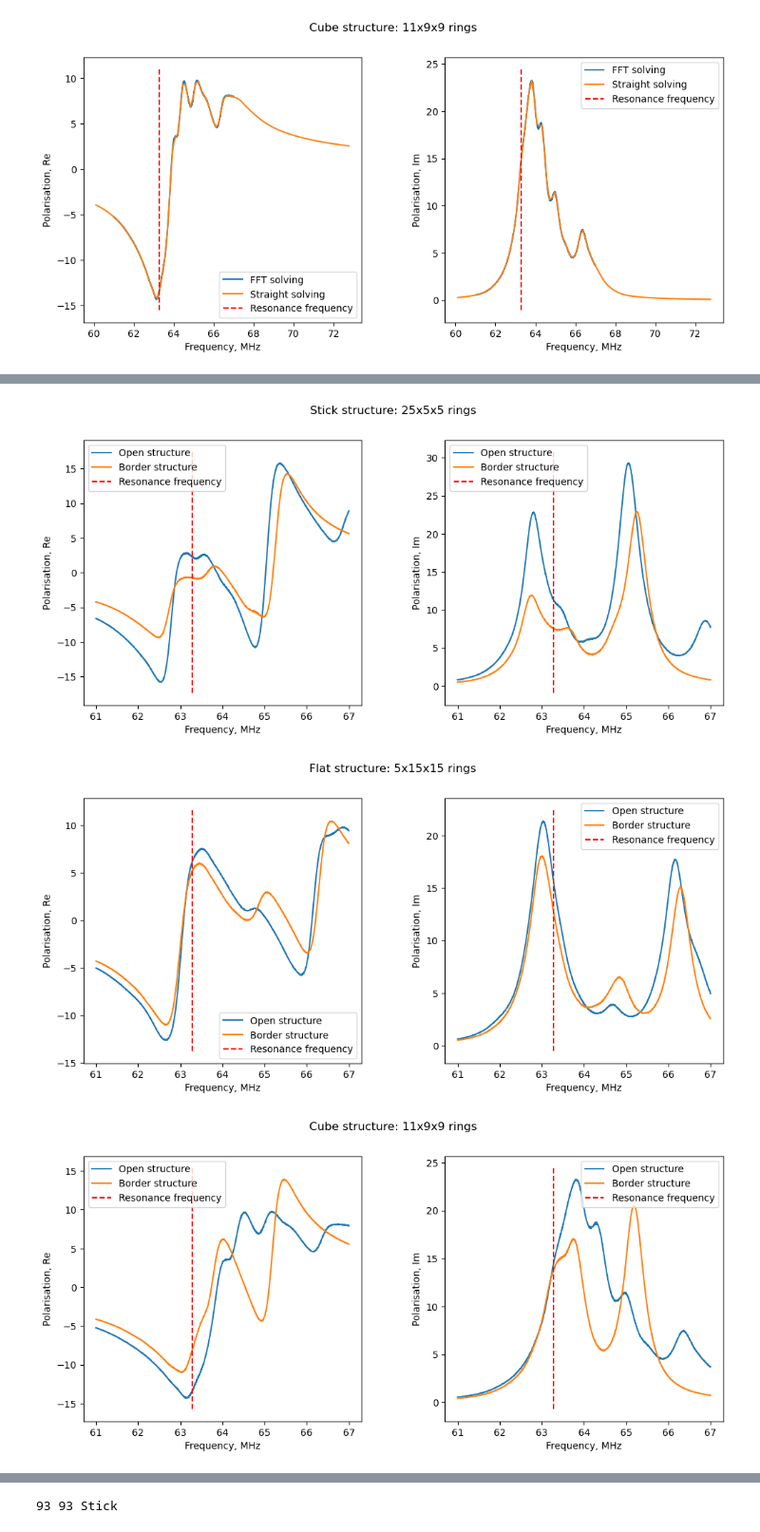
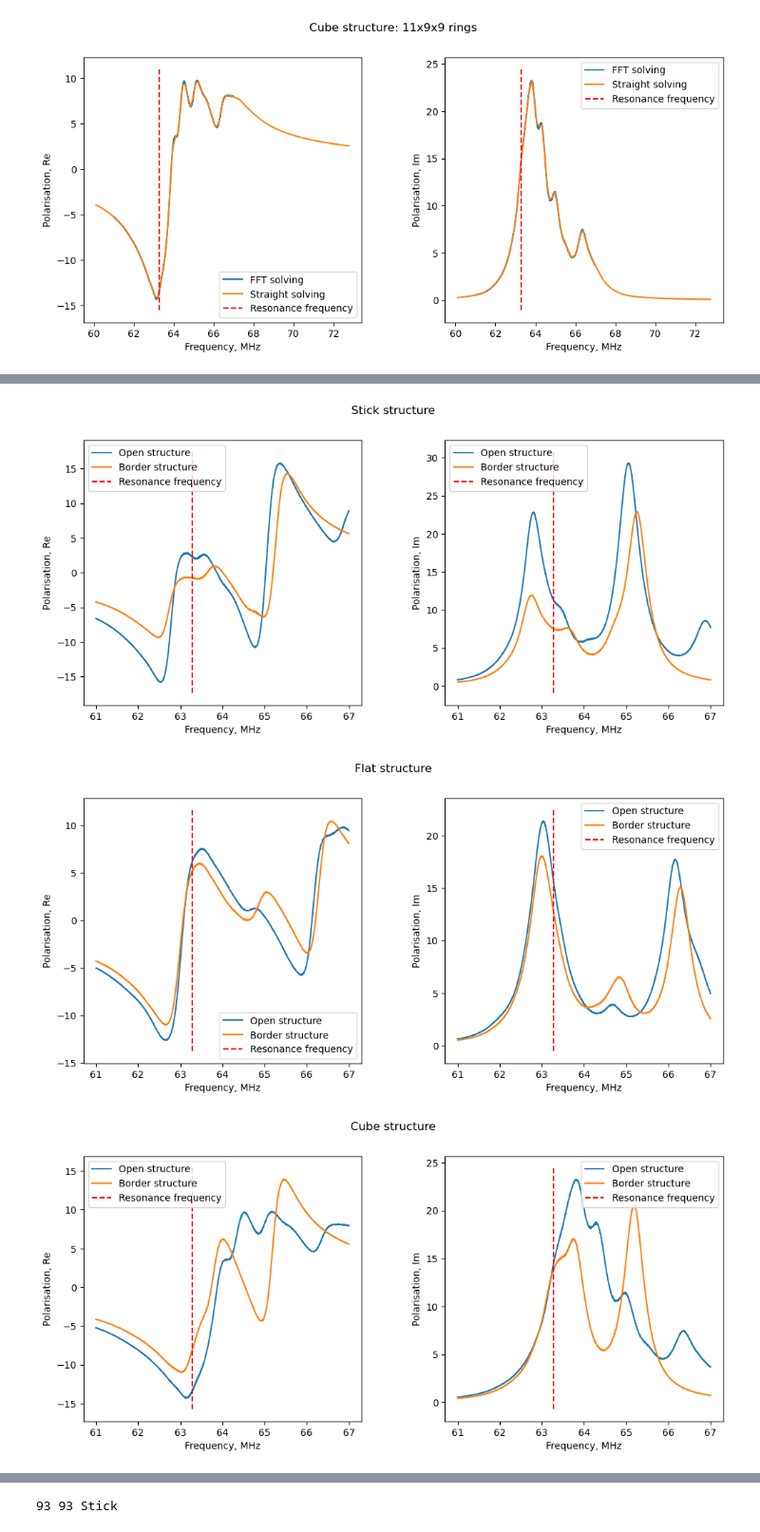
Before and after one commit to broshura/Discrete_Model_Of_Metamaterial_Lens, a Jupyter notebook: Code/Solving.ipynb, the cells around one changed output, grey strips where cells are left out. Shown at 95% size. Drawn from its saved outputs; the diff is of its cells as text; code cells hidden in the pictures.

```diff
--- a/Code/Solving.ipynb
+++ b/Code/Solving.ipynb
@@ -236,7 +225,7 @@ for type, N in zip(types, Shapes_open):
     Nz, Ny, Nx = [Shapes_open[type][pos][f'n{pos}'] for pos in Shapes_open[type]]
     #plt.figure(figsize=(12, 5))
     plt.subplots_adjust(wspace=0.3, hspace=0.3)
-    plt.suptitle(f"Izotropic structure, FFT Solving")
+    plt.suptitle(f"Izotropic open structure")
 
     with open(f"Data/Form_Data/izotropic/{type}/OpenData-zyx-{Nz}x{Ny}x{Nx}", "r") as f:
         Data = json.load(f)
@@ -272,7 +261,7 @@ for type, N in zip(types, Shapes_open):
     Nz, Ny, Nx = [Shapes_open[type][pos][f'n{pos}'] for pos in Shapes_open[type]]
     #plt.figure(figsize=(12, 5))
     plt.subplots_adjust(wspace=0.3, hspace=0.3)
-    plt.suptitle(f"Izotropic structure, FFT Solving")
+    plt.suptitle(f"Izotropic open structure")
 
     with open(f"Data/Form_Data/izotropic/{type}/OpenData-zyx-{Nz}x{Ny}x{Nx}", "r") as f:
         Data = json.load(f)
@@ -324,23 +313,6 @@ H_0z = 1
 mu_0 = 4 * np.pi * 1e-7
 # Calculate polarisation for different structures
 
-Shapes_border = {
-    'Stick': {
-        'z': {'nx': 6, 'ny': 6, 'nz': 25},
-        'y': {'nx': 6, 'ny': 7, 'nz': 24},
-        'x': {'nx': 7, 'ny': 6, 'nz': 24}
-        },
-    'Flat': {
-        'z': {'nx': 16, 'ny': 16, 'nz': 5},
-        'y': {'nx': 16, 'ny': 17, 'nz': 4},
-        'x': {'nx': 17, 'ny': 16, 'nz': 4}
-        },
-    'Cube':{
-        'z': {'nx': 10, 'ny': 10, 'nz': 11},
-        'y': {'nx': 10, 'ny': 11, 'nz': 10},
-        'x': {'nx': 11, 'ny': 10, 'nz': 10}
-        }
-    }
 Dz, Dy, Dx = Params['Dz'], Params['Dy'], Params['Dx']
 # Initial position of the first ring for each orientation
 R0 = {
@@ -350,6 +322,7 @@ R0 = {
 }
 
 for name in Shapes_border:
+    break
     Params['N'] = Shapes_border[name]
     # make 3d structure
     print(f'\n Make rings: {name}, {Params["N"]}')
@@ -359,7 +332,7 @@ for name in Shapes_border:
                                                      Params['N'][pos]['nz'],
                                                      Params['N'][pos]['ny'],
                                                      Params['N'][pos]['nx'])
-
+    Params['Number'] = np.sum([Rings_4d[pos].size for pos in Params['N']])
     Currents = solvesystem(Rings_4d, M_0(Params), Omega, phi_0z=H_0z * mu_0*np.pi * Radius ** 2, Inductance = Inductance, tol = 1e-2)
 
     Nz, Ny, Nx = [Params['N'][pos][f'n{pos}'] for pos in Params['N']]
@@ -406,7 +361,7 @@ for type, N in zip(types, Shapes_border):
     Nz, Ny, Nx = [Shapes_border[type][pos][f'n{pos}'] for pos in Shapes_border[type]]
     #plt.figure(figsize=(12, 5))
     plt.subplots_adjust(wspace=0.3, hspace=0.3)
-    plt.suptitle(f"Izotropic structure, FFT Solving")
+    plt.suptitle(f"Izotropic bordered structure")
 
     with open(f"Data/Form_Data/izotropic/{type}/BorderData-zyx-{Nz}x{Ny}x{Nx}", "r") as f:
         Data = json.load(f)
@@ -442,7 +397,7 @@ for type, N in zip(types, Shapes_border):
     Nz, Ny, Nx = [Shapes_border[type][pos][f'n{pos}'] for pos in Shapes_border[type]]
     #plt.figure(figsize=(12, 5))
     plt.subplots_adjust(wspace=0.3, hspace=0.3)
-    plt.suptitle(f"Izotropic structure, FFT Solving")
+    plt.suptitle(f"Izotropic bordered structure")
 
     with open(f"Data/Form_Data/izotropic/{type}/BorderData-zyx-{Nz}x{Ny}x{Nx}", "r") as f:
         Data = json.load(f)
@@ -492,7 +447,7 @@ for type, N_open, N_border in zip(types, Shapes_open, Shapes_border):
 
     plt.figure(figsize=(12, 5))
     plt.subplots_adjust(wspace=0.3, hspace=0.3)
-    plt.suptitle(f"{type} structure: {Nz_open}x{Ny_open}x{Nx_open} rings")
+    plt.suptitle(f"{type} structure")
 
     with open(f"Data/Form_Data/izotropic/{type}/OpenData-zyx-{Nz_open}x{Ny_open}x{Nx_open}", "r") as f:
         Data = json.load(f)
@@ -513,37 +468,37 @@ for type, N_open, N_border in zip(types, Shapes_open, Shapes_border):
 
     with open(f"Data/Form_Data/izotropic/{type}/BorderData-zyx-{Nz_border}x{Ny_border}x{Nx_border}", "r") as f:
         Data = json.load(f)
 
     Omega = np.array(Data["Omega"])
     RealPolarisation = np.array(Data["RealPolarisation"])
     ImagPolarisation = np.array(Data["ImagPolarisation"])
 
     plt.subplot(121)
 
     plt.plot(Omega/2/np.pi/10**6, RealPolarisation, label = 'Border structure')
     plt.xlabel("Frequency, MHz")
     plt.ylabel("Polarisation, Re")
 
     plt.subplot(122)
     plt.plot(Omega/2/np.pi/10**6, ImagPolarisation, label = 'Border structure')
     plt.xlabel("Frequency, MHz")
     plt.ylabel("Polarisation, Im")
 
     plt.subplot(121)
     ylim = plt.ylim()
     plt.vlines(omega_0/2/np.pi/10**6, ylim[0], ylim[1], color="red", linestyle="--", label='Resonance frequency')
     plt.legend()
     plt.subplot(122)
     ylim = plt.ylim()
     plt.vlines(omega_0/2/np.pi/10**6, ylim[0], ylim[1], color="red", linestyle="--", label='Resonance frequency')
     plt.legend()
 
-    plt.savefig(f'Plots/Report_images/Compare_{type}_{Nz}x{Ny}x{Nx}.png')
+    plt.savefig(f'Plots/Report_images/Compare_border_{type}.png')
     plt.show()
 # %% [output]
-[figure, old version]
+[figure, new version]
-[figure, old version]
+[figure, new version]
-[figure, old version]
+[figure, new version]
 # %%
 # Calculating currents in each ring on fft way for anizotropic structure
 import numpy as np
```
Also changed, not shown: parts of 11 cells of this notebook, 34 other files.
